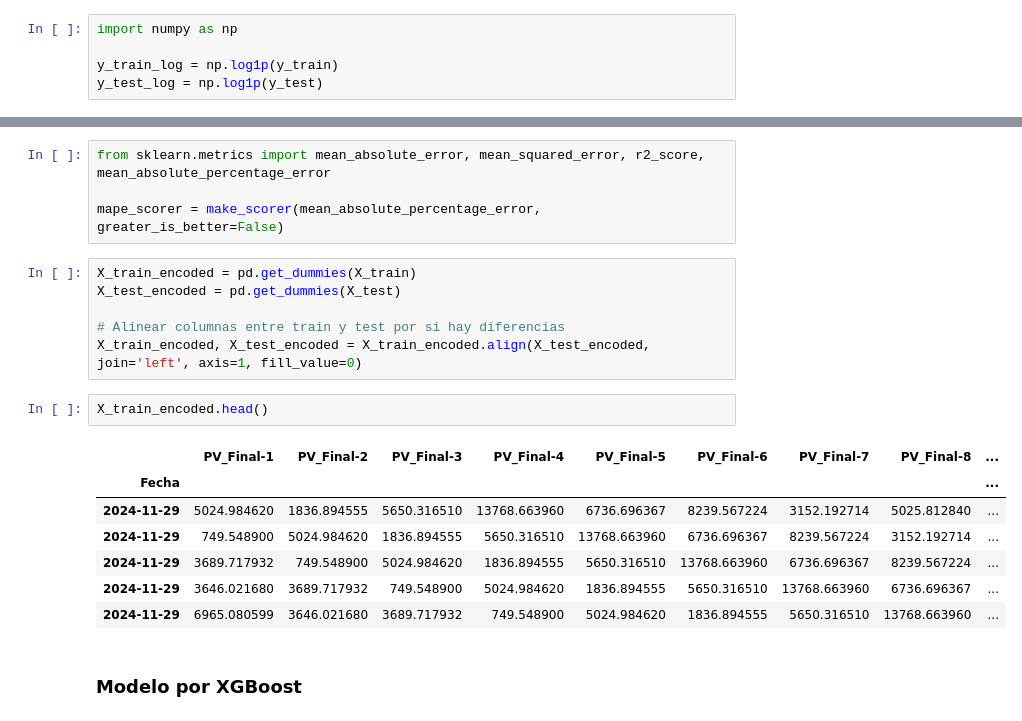
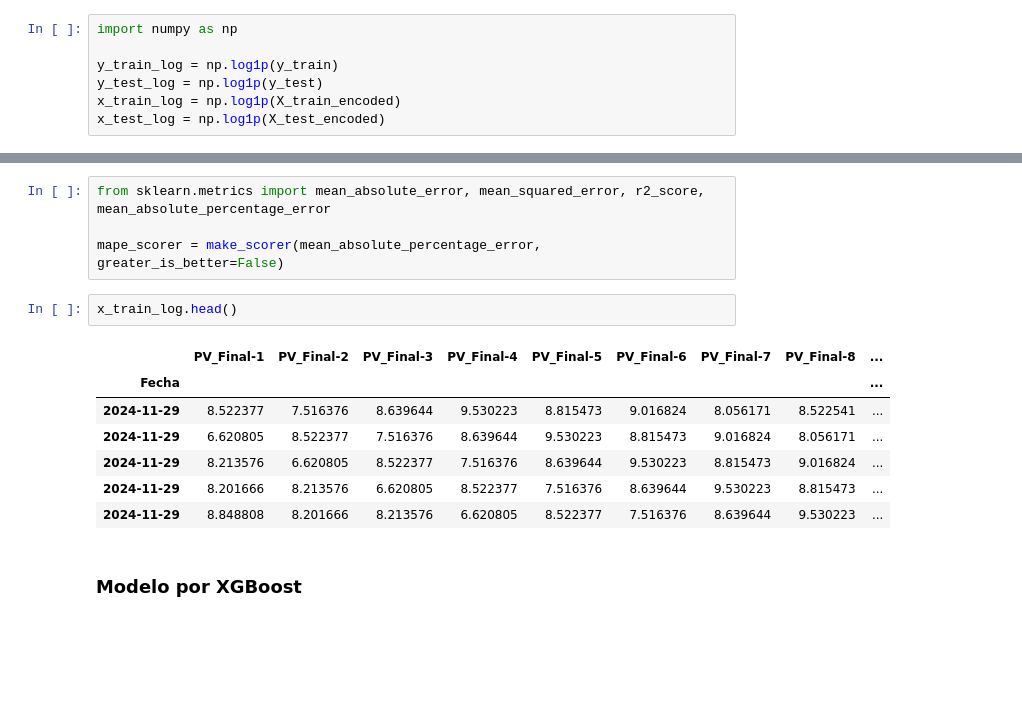
Before and after one commit to velasquezjeisson/udem, a Jupyter notebook: Proyecto 2/Proyecto2.ipynb, the cells around one changed output, grey strips where cells are left out. Saved outputs shown, nothing was run; the diff lists cells and outputs as text; blank space fills up the shorter version.

```diff
--- a/Proyecto 2/Proyecto2.ipynb
+++ b/Proyecto 2/Proyecto2.ipynb
@@ -141,6 +147,8 @@ import numpy as np
 
 y_train_log = np.log1p(y_train)
 y_test_log = np.log1p(y_test)
+x_train_log = np.log1p(X_train_encoded)
+x_test_log = np.log1p(X_test_encoded)
 # %% [markdown]
 Score por Smape
 # %%
@@ -161,22 +169,16 @@ Score Mape
 from sklearn.metrics import mean_absolute_error, mean_squared_error, r2_score, mean_absolute_percentage_error
 
 mape_scorer = make_scorer(mean_absolute_percentage_error, greater_is_better=False)
-# %%
-X_train_encoded = pd.get_dummies(X_train)
-X_test_encoded = pd.get_dummies(X_test)
-
-# Alinear columnas entre train y test por si hay diferencias
-X_train_encoded, X_test_encoded = X_train_encoded.align(X_test_encoded, join='left', axis=1, fill_value=0)
 # %%
-X_train_encoded.head()
+x_train_log.head()
 # %% [output]
 |  | PV_Final-1 | PV_Final-2 | PV_Final-3 | PV_Final-4 | PV_Final-5 | PV_Final-6 | PV_Final-7 | PV_Final-8 | ... |
 | Fecha |  |  |  |  |  |  |  |  | ... |
-| 2024-11-29 | 5024.984620 | 1836.894555 | 5650.316510 | 13768.663960 | 6736.696367 | 8239.567224 | 3152.192714 | 5025.812840 | ... |
-| 2024-11-29 | 749.548900 | 5024.984620 | 1836.894555 | 5650.316510 | 13768.663960 | 6736.696367 | 8239.567224 | 3152.192714 | ... |
-| 2024-11-29 | 3689.717932 | 749.548900 | 5024.984620 | 1836.894555 | 5650.316510 | 13768.663960 | 6736.696367 | 8239.567224 | ... |
-| 2024-11-29 | 3646.021680 | 3689.717932 | 749.548900 | 5024.984620 | 1836.894555 | 5650.316510 | 13768.663960 | 6736.696367 | ... |
-| 2024-11-29 | 6965.080599 | 3646.021680 | 3689.717932 | 749.548900 | 5024.984620 | 1836.894555 | 5650.316510 | 13768.663960 | ... |
+| 2024-11-29 | 8.522377 | 7.516376 | 8.639644 | 9.530223 | 8.815473 | 9.016824 | 8.056171 | 8.522541 | ... |
+| 2024-11-29 | 6.620805 | 8.522377 | 7.516376 | 8.639644 | 9.530223 | 8.815473 | 9.016824 | 8.056171 | ... |
+| 2024-11-29 | 8.213576 | 6.620805 | 8.522377 | 7.516376 | 8.639644 | 9.530223 | 8.815473 | 9.016824 | ... |
+| 2024-11-29 | 8.201666 | 8.213576 | 6.620805 | 8.522377 | 7.516376 | 8.639644 | 9.530223 | 8.815473 | ... |
+| 2024-11-29 | 8.848808 | 8.201666 | 8.213576 | 6.620805 | 8.522377 | 7.516376 | 8.639644 | 9.530223 | ... |
 # %% [markdown]
 ### Modelo por XGBoost
 # %%
```
Also changed, not shown: parts of 6 cells of this notebook, 18 other files.
